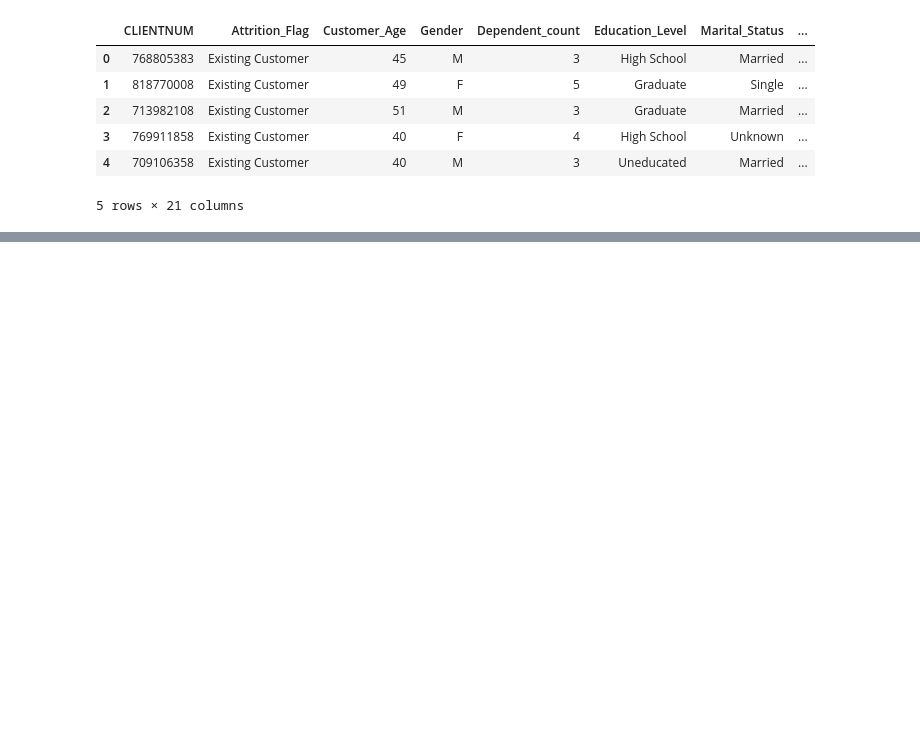
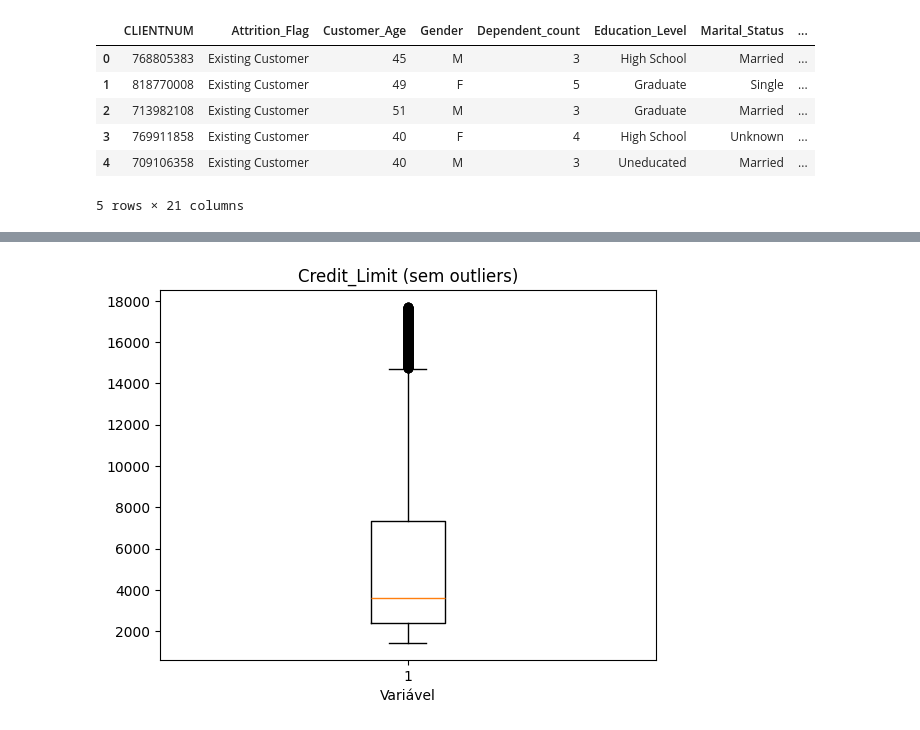
Before and after one commit to gustavoc04/AtividadeRegressaoLogistica, a Jupyter notebook: aprendizadoNaoSupervisionado/analiseCartaoCredito.ipynb, the cells around one changed output, grey strips where cells are left out. Drawn from its saved outputs; the diff is of its cells as text; code cells hidden in the pictures; blank space fills up the shorter version.

```diff
--- a/aprendizadoNaoSupervisionado/analiseCartaoCredito.ipynb
+++ b/aprendizadoNaoSupervisionado/analiseCartaoCredito.ipynb
@@ -43,0 +97,10 @@ memory usage: 1.6+ MB
+# %%
+df_clean = remove_outliers_zscore(df, 'Credit_Limit')
+
+# Boxplot após a remoção dos outliers
+plt.boxplot(df_clean['Credit_Limit'])
+plt.title('Credit_Limit (sem outliers)')
+plt.xlabel('Variável')
+plt.show()
+# %% [output]
+[figure, added]
```
Also changed, not shown: parts of 17 cells of this notebook.
